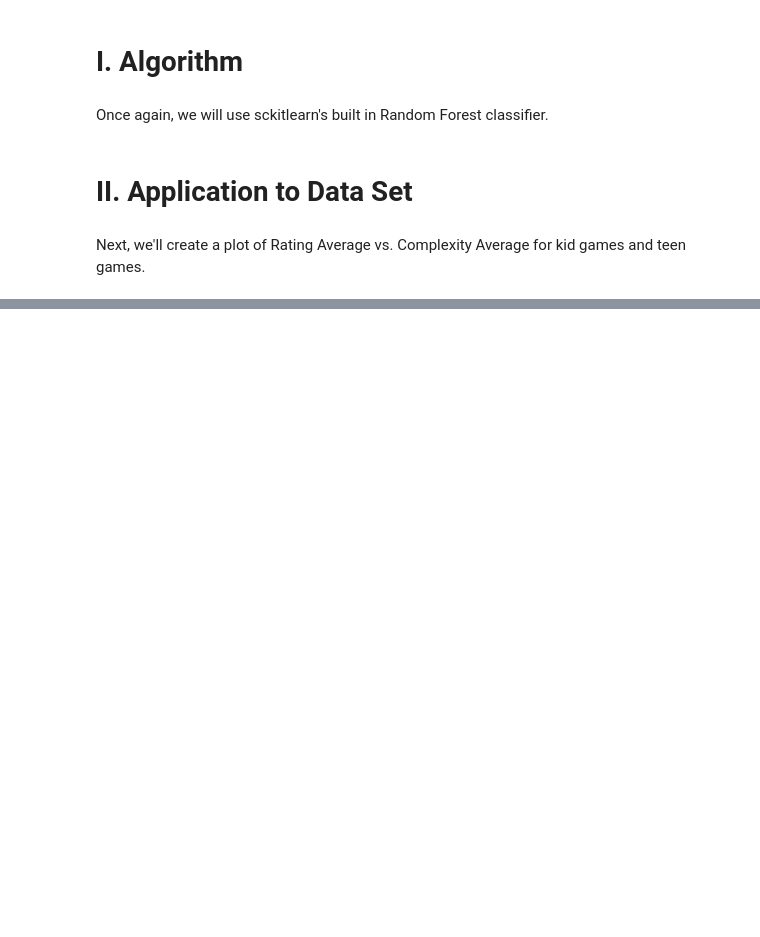
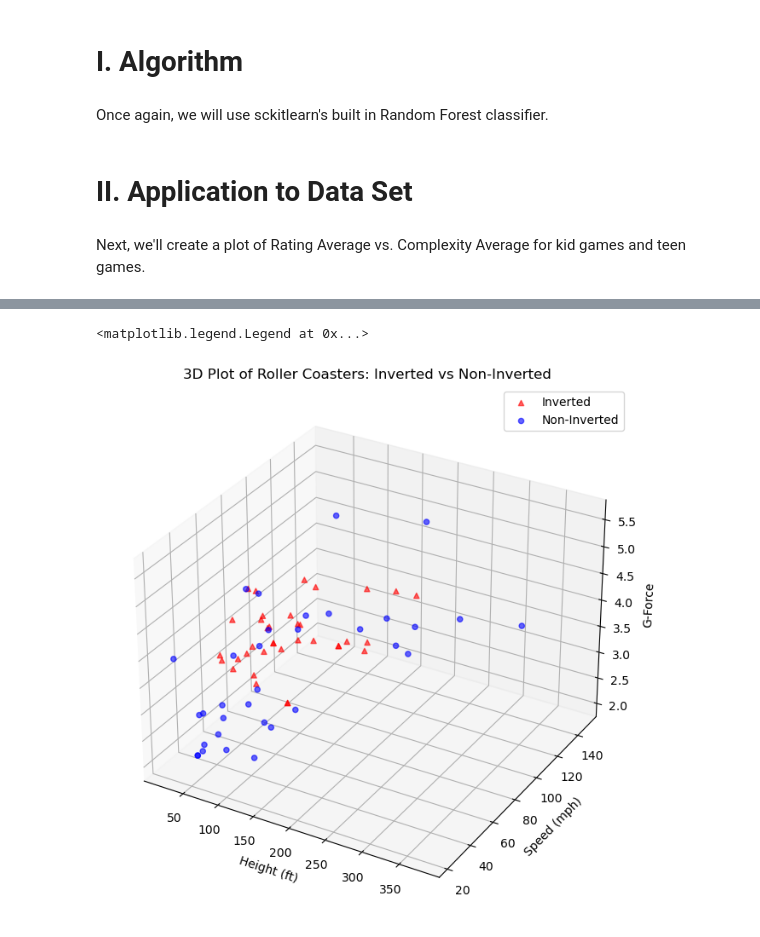
Before and after one commit to legendschwab/cmor438individual, a Jupyter notebook: Supervised Machine Learning/7. Random Forests/randomforestscmor438.ipynb, the cells around one changed output, grey strips where cells are left out. Saved outputs shown, nothing was run; the diff lists cells and outputs as text; code cells hidden in the pictures; blank space fills up the shorter version.

```diff
--- a/Supervised Machine Learning/7. Random Forests/randomforestscmor438.ipynb
+++ b/Supervised Machine Learning/7. Random Forests/randomforestscmor438.ipynb
@@ -84,0 +22,10 @@ weighted avg       0.50      0.50      0.50        20
+# %%
+coaster_data = pd.read_csv("../coaster_db.csv")
+
+coaster_subset = coaster_data[['height_ft','speed_mph','Inversions_clean','Gforce_clean']]
+
+clean_data = coaster_subset.dropna()
+
+# Creating column for whether coaster has at least one inversion or not
+
+clean_data['Inverted'] = clean_data['Inversions_clean'].apply(lambda x: 1 if x > 0 else 0)
@@ -84,0 +38,30 @@ weighted avg       0.50      0.50      0.50        20
+# %%
+# Create a 3D scatter plot
+fig = plt.figure(figsize=(10, 8))
+ax = fig.add_subplot(111, projection='3d')
+
+# Separate data based on inversion status
+inverted_data = clean_data[clean_data['Inverted'] == 1]  # Data where Inverted = 1
+non_inverted_data = clean_data[clean_data['Inverted'] == 0]  # Data where Inverted = 0
+
+# Scatter plot for inverted rides
+ax.scatter(inverted_data['height_ft'], inverted_data['speed_mph'], inverted_data['Gforce_clean'],
+           c='r', marker='^', label='Inverted', alpha=0.6)
+
+# Scatter plot for non-inverted rides
+ax.scatter(non_inverted_data['height_ft'], non_inverted_data['speed_mph'], non_inverted_data['Gforce_clean'],
+           c='b', marker='o', label='Non-Inverted', alpha=0.6)
+
+# Add labels and title
+ax.set_xlabel('Height (ft)')
+ax.set_ylabel('Speed (mph)')
+ax.set_zlabel('G-Force')
+ax.set_title('3D Plot of Roller Coasters: Inverted vs Non-Inverted')
+
+# Add legend
+ax.legend()
+
+# Show the plot
+# %% [output]
+<matplotlib.legend.Legend at 0x...>
+[figure, added]
```
Also changed, not shown: parts of 16 cells of this notebook, 1 other file.
